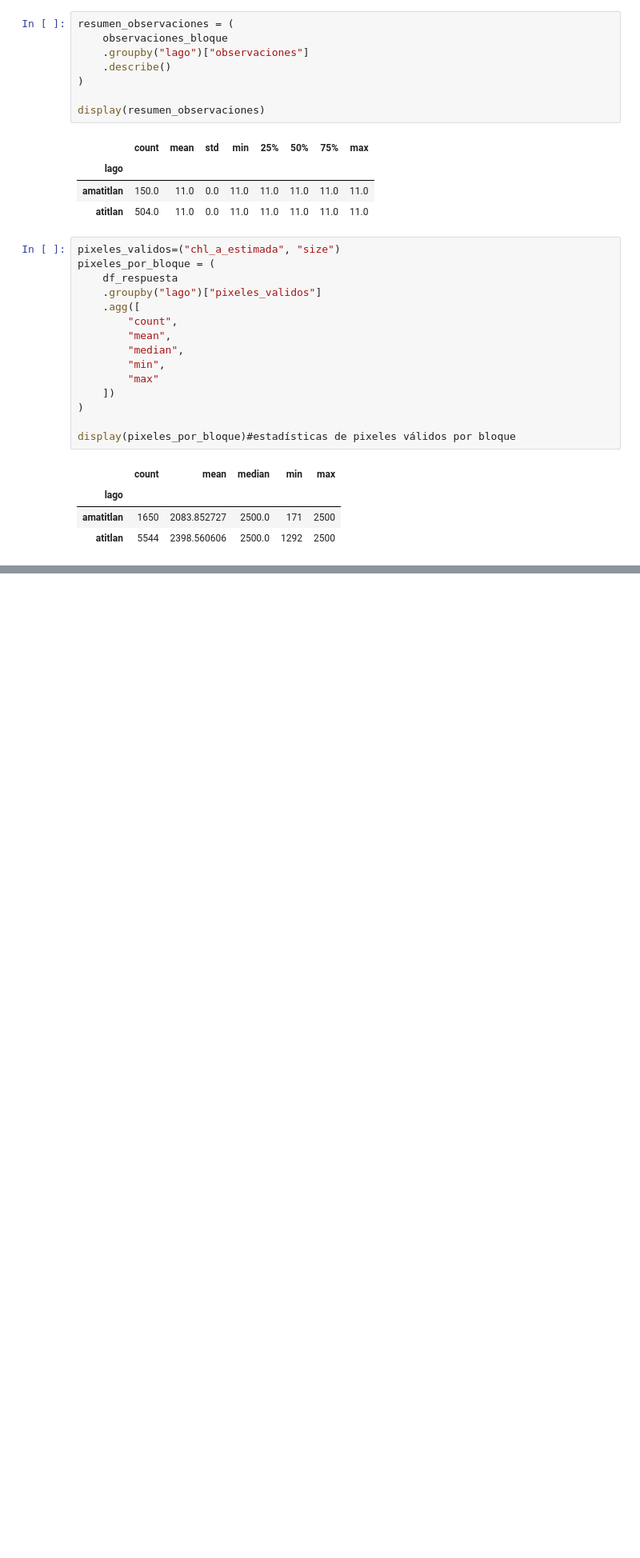
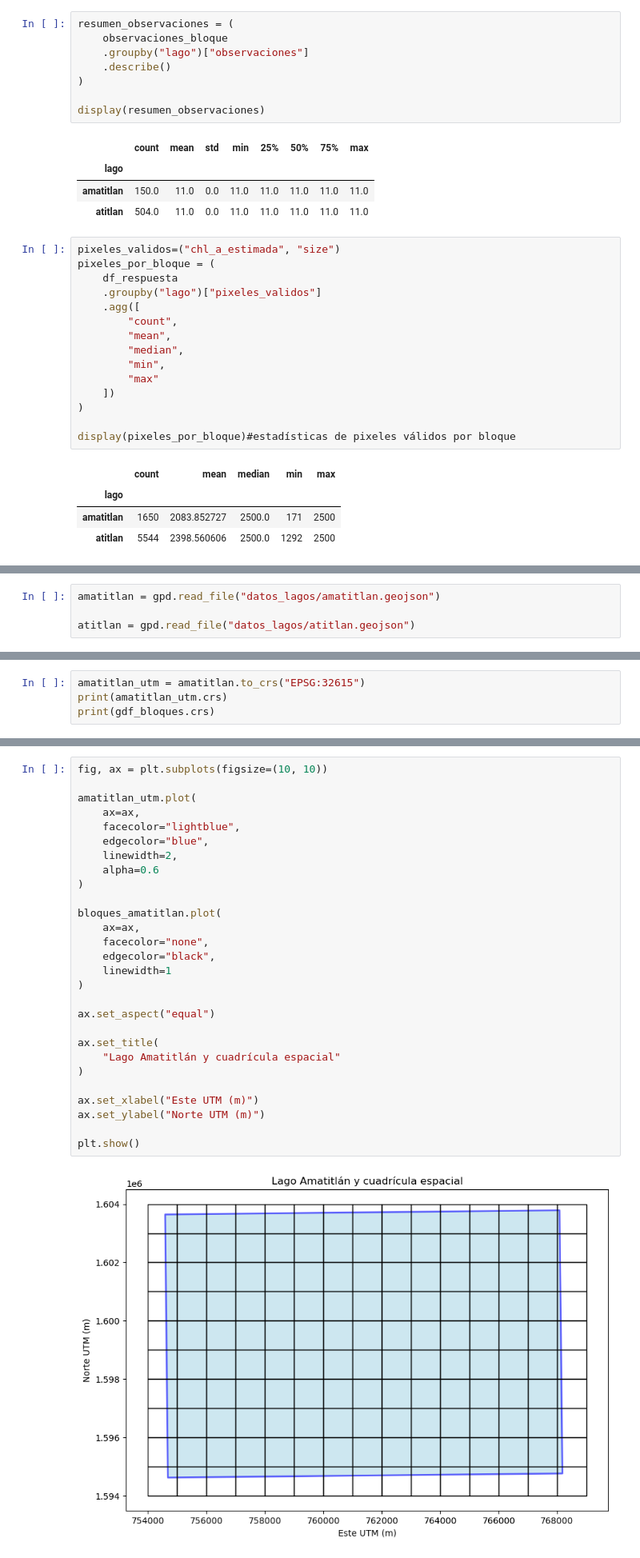
Before and after one commit to ricrod01/Laboratorio_4_2_DS, a Jupyter notebook: Inciso_6.ipynb, the cells around one changed output, grey strips where cells are left out. Shown at 80% size. Drawn from its saved outputs; the diff is of its cells as text; blank space fills up the shorter version.

```diff
--- a/Inciso_6.ipynb
+++ b/Inciso_6.ipynb
@@ -442,0 +510,4 @@ display(resumen_espacial)
+# %%
+amatitlan = gpd.read_file("datos_lagos/amatitlan.geojson")
+
+atitlan = gpd.read_file("datos_lagos/atitlan.geojson")
@@ -442,0 +531,4 @@ display(resumen_espacial)
+# %%
+amatitlan_utm = amatitlan.to_crs("EPSG:32615")
+print(amatitlan_utm.crs)
+print(gdf_bloques.crs)
@@ -442,0 +538,30 @@ display(resumen_espacial)
+# %%
+fig, ax = plt.subplots(figsize=(10, 10))
+
+amatitlan_utm.plot(
+    ax=ax,
+    facecolor="lightblue",
+    edgecolor="blue",
+    linewidth=2,
+    alpha=0.6
+)
+
+bloques_amatitlan.plot(
+    ax=ax,
+    facecolor="none",
+    edgecolor="black",
+    linewidth=1
+)
+
+ax.set_aspect("equal")
+
+ax.set_title(
+    "Lago Amatitlán y cuadrícula espacial"
+)
+
+ax.set_xlabel("Este UTM (m)")
+ax.set_ylabel("Norte UTM (m)")
+
+plt.show()
+# %% [output]
+[figure, added]
```
Also changed, not shown: parts of 14 cells of this notebook.
